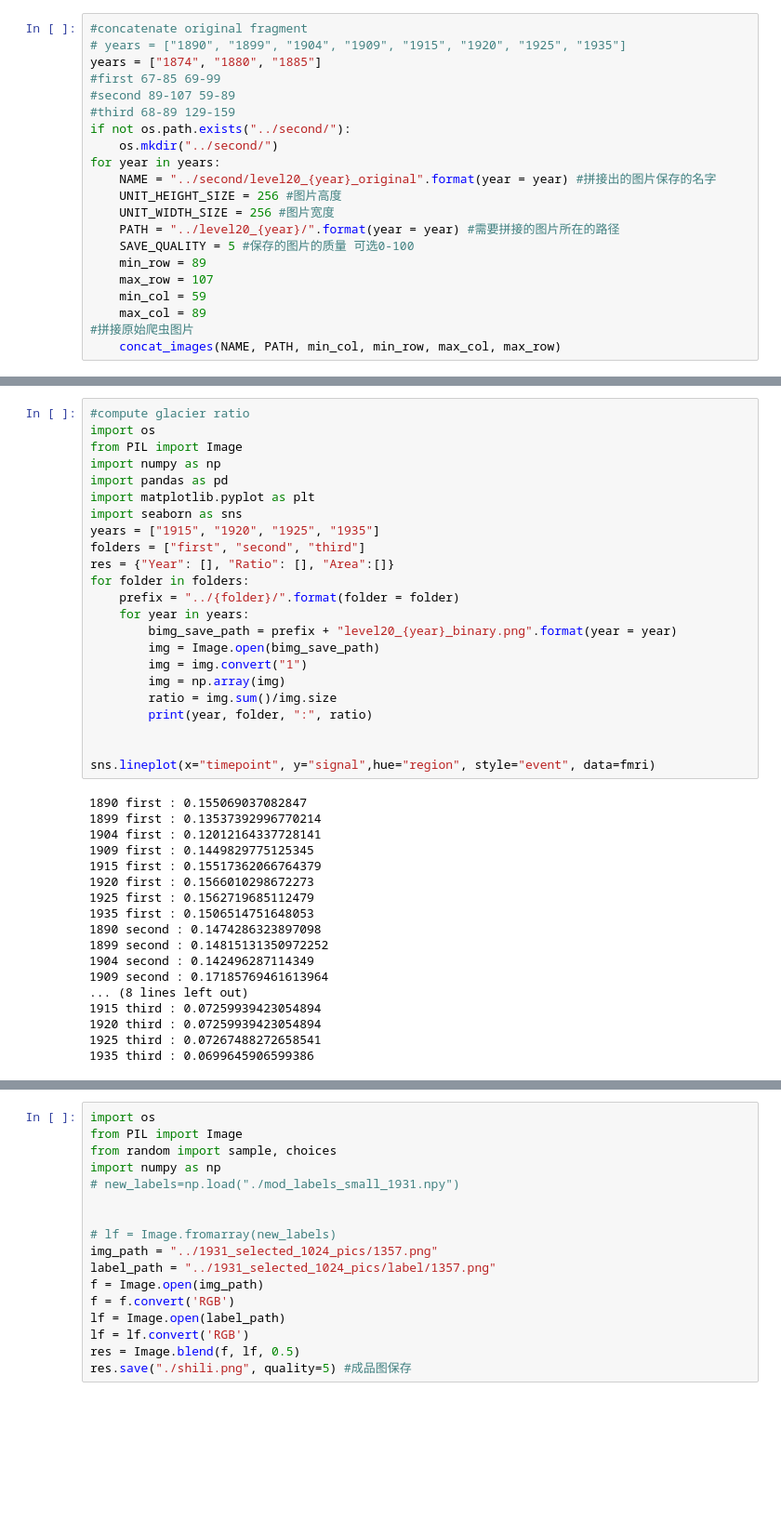
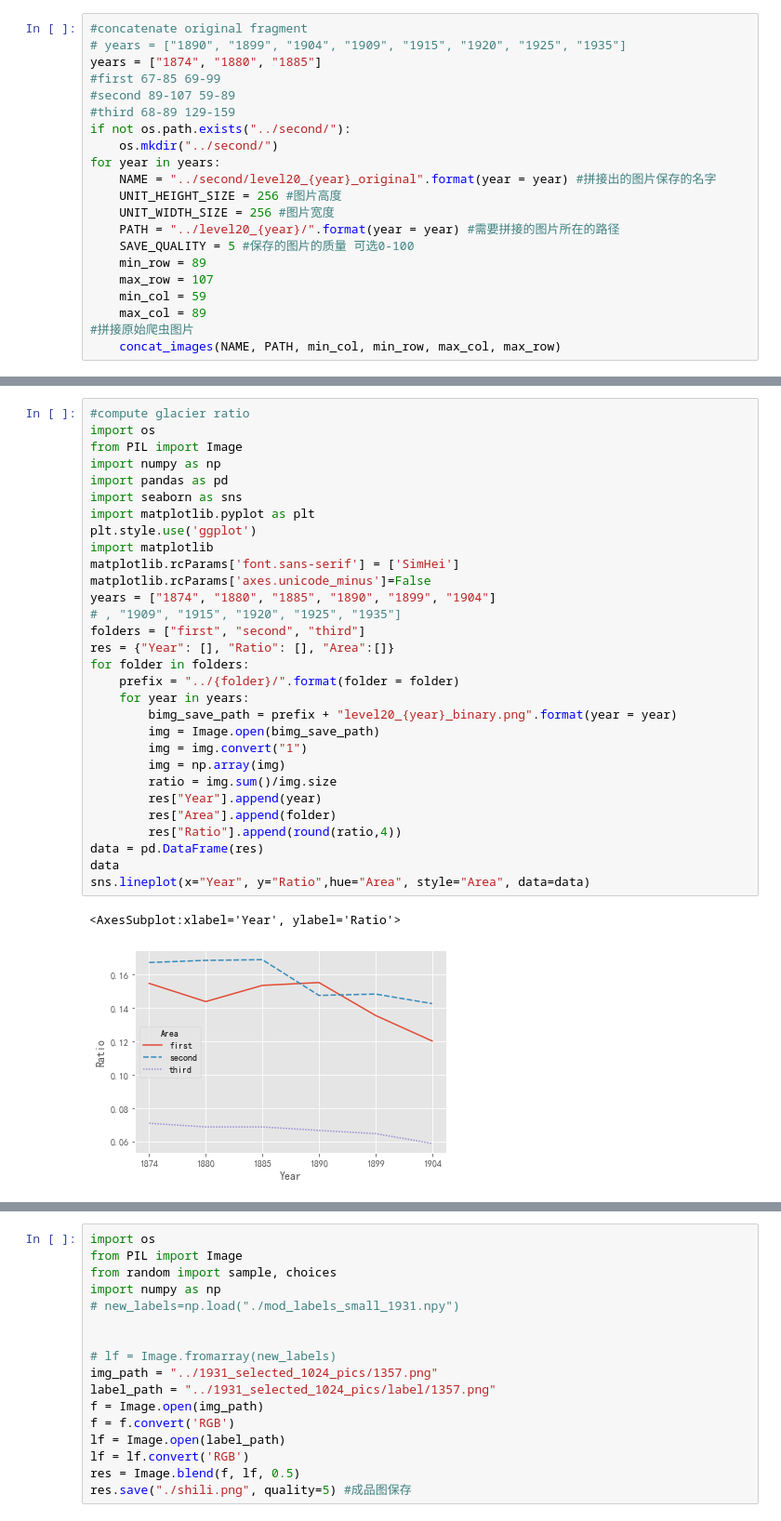
Before and after one commit to TJZhiyeWang/Digital_Humanity_Project, a Jupyter notebook: concat_img.ipynb, the cells around one changed output, grey strips where cells are left out. Shown: that part at 93% size. Saved outputs shown, nothing was run; the diff lists cells and outputs as text; blank space fills up the shorter version.

```diff
--- a/concat_img.ipynb
+++ b/concat_img.ipynb
@@ -113,41 +113,33 @@ for folder in folders:
 # %%
 #compute glacier ratio
 import os
 from PIL import Image
 import numpy as np
 import pandas as pd
+import seaborn as sns
 import matplotlib.pyplot as plt
-import seaborn as sns
-years = ["1915", "1920", "1925", "1935"]
+plt.style.use('ggplot')
+import matplotlib
+matplotlib.rcParams['font.sans-serif'] = ['SimHei']
+matplotlib.rcParams['axes.unicode_minus']=False
+years = ["1874", "1880", "1885", "1890", "1899", "1904"]
+# , "1909", "1915", "1920", "1925", "1935"]
 folders = ["first", "second", "third"]
 res = {"Year": [], "Ratio": [], "Area":[]}
 for folder in folders:
     prefix = "../{folder}/".format(folder = folder)
     for year in years:
         bimg_save_path = prefix + "level20_{year}_binary.png".format(year = year)
         img = Image.open(bimg_save_path)
         img = img.convert("1")
         img = np.array(img)
         ratio = img.sum()/img.size
-        print(year, folder, ":", ratio)
-
-
-sns.lineplot(x="timepoint", y="signal",hue="region", style="event", data=fmri)
+        res["Year"].append(year)
+        res["Area"].append(folder)
+        res["Ratio"].append(round(ratio,4))
+data = pd.DataFrame(res)
+data
+sns.lineplot(x="Year", y="Ratio",hue="Area", style="Area", data=data)
 # %% [output]
-1890 first : 0.155069037082847
-1899 first : 0.13537392996770214
-1904 first : 0.12012164337728141
-1909 first : 0.1449829775125345
-1915 first : 0.15517362066764379
-1920 first : 0.1566010298672273
-1925 first : 0.1562719685112479
-1935 first : 0.1506514751648053
-1890 second : 0.1474286323897098
-1899 second : 0.14815131350972252
-1904 second : 0.142496287114349
-1909 second : 0.17185769461613964
-... (8 lines left out)
-1915 third : 0.07259939423054894
-1920 third : 0.07259939423054894
-1925 third : 0.07267488272658541
-1935 third : 0.0699645906599386
+<AxesSubplot:xlabel='Year', ylabel='Ratio'>
+[figure, added]
```
Also changed, not shown: parts of 3 cells of this notebook, 3 other files.
